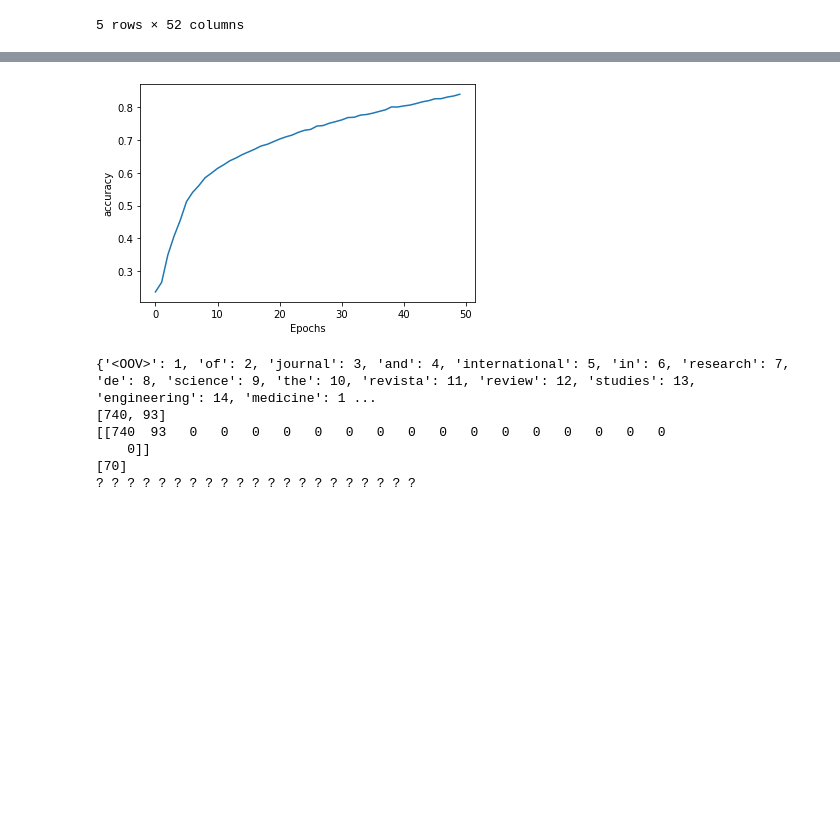
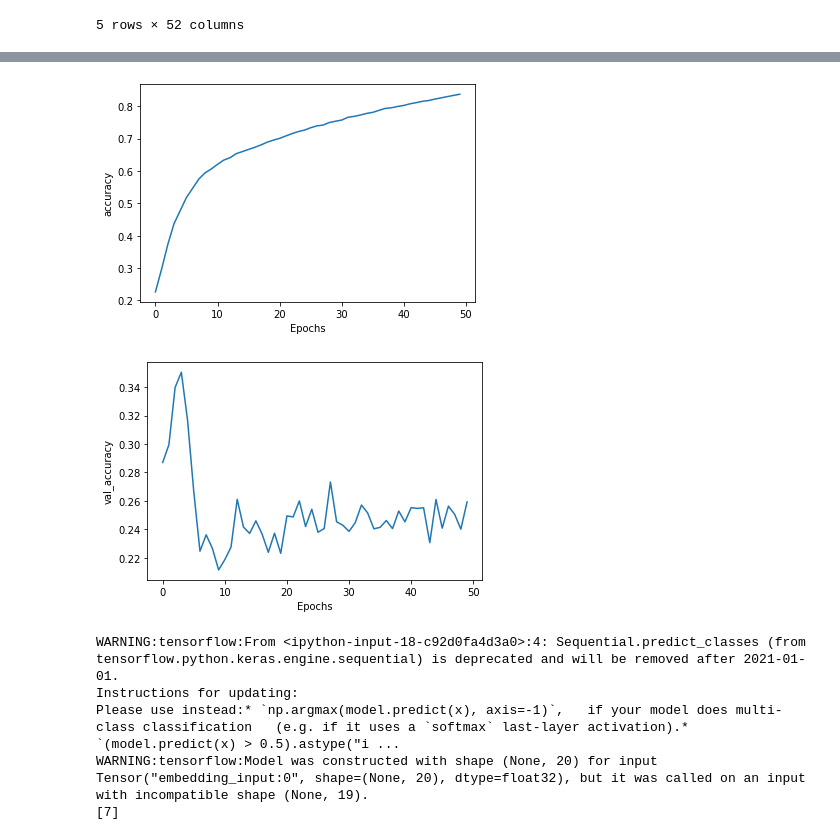
Before and after one commit to lagvna/WykazCzasopism, a Jupyter notebook: notebooks/predictions.ipynb, the cells around one changed output, grey strips where cells are left out. Cells and saved outputs as stored; diff of their text form; code cells hidden in the pictures; blank space fills up the shorter version.

```diff
--- a/notebooks/predictions.ipynb
+++ b/notebooks/predictions.ipynb
@@ -27,3 +23,7 @@ df['Punkty'].nunique()
+# %%
+df['Punkty'].nunique()
+df['Punkty'] = pd.to_numeric(df['Punkty'])
+df['Punkty'] = df['Punkty'] / 10.0
 # %%
 df.head()
 # %% [output]
@@ -55,7 +55,7 @@ testing_labels = testing_labels
 training_labels_final = to_categorical(training_labels)
 testing_labels_final = to_categorical(testing_labels)
 # %%
-vocab_size = 10000
+vocab_size = 13000
 embedding_dim = 16
 max_length = 20
 trunc_type='post'
@@ -82,7 +78,7 @@ model = tf.keras.Sequential([
     tf.keras.layers.Bidirectional(tf.keras.layers.GRU(32)),
     tf.keras.layers.Dense(12, activation='relu'),
     tf.keras.layers.Dense(12, activation='relu'),
-    tf.keras.layers.Dense(201, activation='softmax')
+    tf.keras.layers.Dense(21, activation='softmax')
 ])
 model.compile(loss='categorical_crossentropy',optimizer='adam',metrics=['accuracy'])
 model.summary()
@@ -137,30 +133,20 @@ def plot_graphs(history, string):
   plt.show()
 # %%
 plot_graphs(history, 'accuracy')
+plot_graphs(history, 'val_accuracy')
 # %% [output]
-[figure, old version]
+[figure, new version]
+[figure, added]
 # %%
-reverse_word_index = dict([(value, key) for (key, value) in word_index.items()])
-
-print(word_index)
-
-def decode_title(text):
-    return ' '.join([reverse_word_index.get(i, '?') for i in text])
-
 title = 'distributed computing'
 token_list = tokenizer.texts_to_sequences([title])[0]
-print(token_list)
 token_list = pad_sequences([token_list], maxlen=max_length-1, padding='post')
-print(token_list)
 predicted = model.predict_classes(token_list, verbose=0)
+
 print(predicted)
-
-
-print(decode_title('distributed computing'))
 # %% [output]
-{'<OOV>': 1, 'of': 2, 'journal': 3, 'and': 4, 'international': 5, 'in': 6, 'research': 7, 'de': 8, 'science': 9, 'the': 10, 'revista': 11, 'review': 12, 'studies': 13, 'engineering': 14, 'medicine': 1 ...
-[740, 93]
-[[740  93   0   0   0   0   0   0   0   0   0   0   0   0   0   0   0   0
-    0]]
-[70]
-? ? ? ? ? ? ? ? ? ? ? ? ? ? ? ? ? ? ? ? ?
+WARNING:tensorflow:From <ipython-input-18-c92d0fa4d3a0>:4: Sequential.predict_classes (from tensorflow.python.keras.engine.sequential) is deprecated and will be removed after 2021-01-01.
+Instructions for updating:
+Please use instead:* `np.argmax(model.predict(x), axis=-1)`,   if your model does multi-class classification   (e.g. if it uses a `softmax` last-layer activation).* `(model.predict(x) > 0.5).astype("i ...
+WARNING:tensorflow:Model was constructed with shape (None, 20) for input Tensor("embedding_input:0", shape=(None, 20), dtype=float32), but it was called on an input with incompatible shape (None, 19).
+[7]
```
Also changed, not shown: parts of 5 cells of this notebook.
